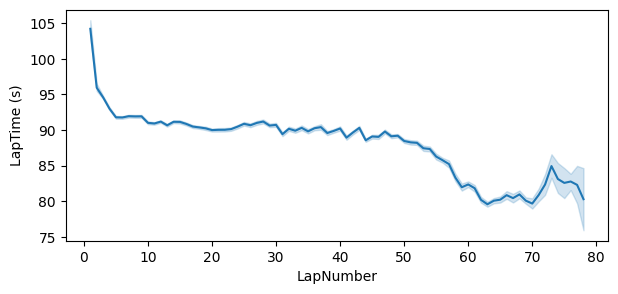
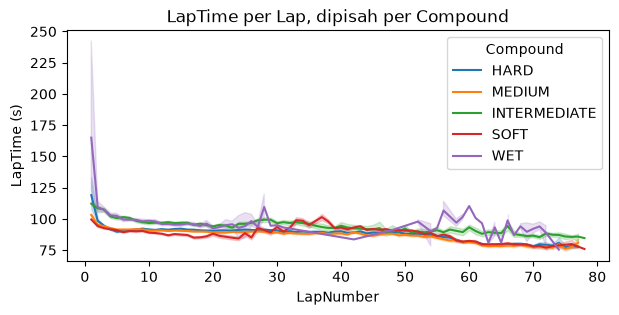
The notebook cell's code change between the first figure and the second:
--- before
+++ after
@@ -1,3 +1,5 @@
 # membuat line plotnya
 plt.figure(figsize=(7,3))
-sns.lineplot(data=df, x='LapNumber', y='LapTime (s)')
+sns.lineplot(data=df, x='LapNumber', y='LapTime (s)', hue='Compound')
+plt.title('LapTime per Lap, dipisah per Compound')
+plt.show()

Commit: memperbaiki model berdasarkan data vis yang didapat (terdapat imbalance PitNextLap)